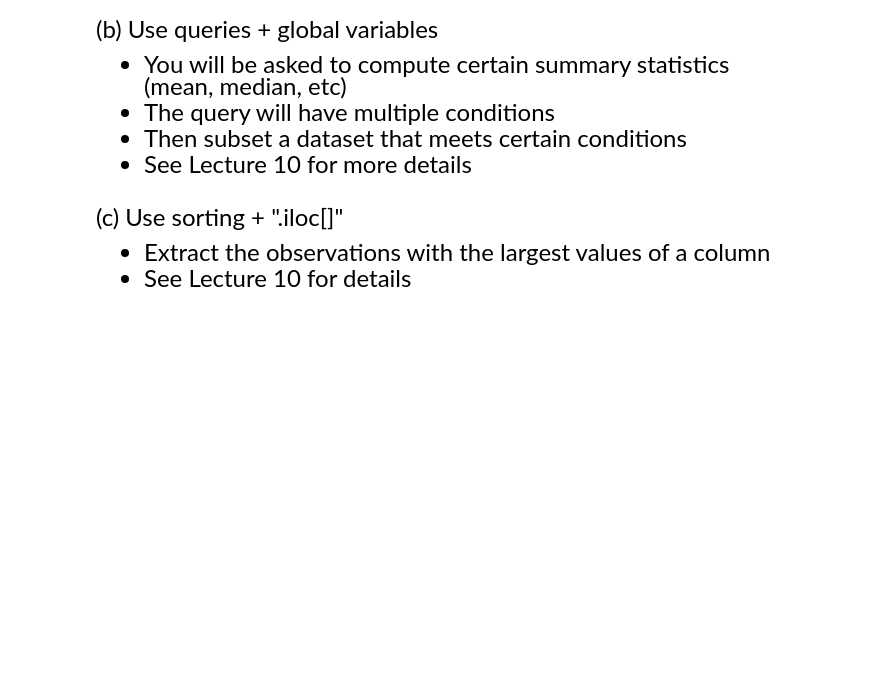
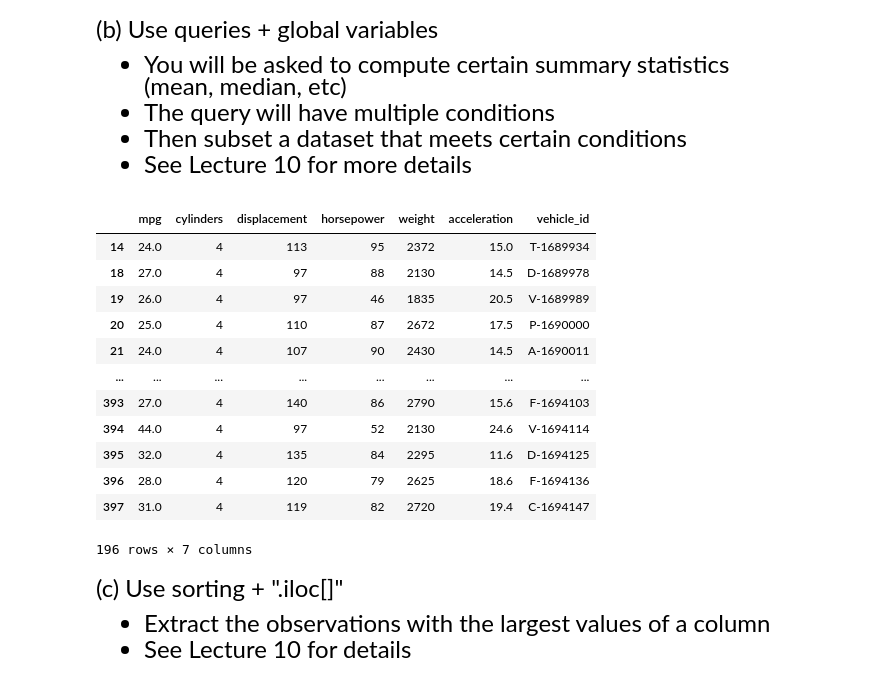
Before and after one commit to yiouyoyo/qtm151spring2023, a Jupyter notebook: Lecture 12/Lecture 12.ipynb, the cells around one changed output. Saved outputs shown, nothing was run; the diff lists cells and outputs as text; code cells hidden in the pictures; blank space fills up the shorter version.

```diff
--- a/Lecture 12/Lecture 12.ipynb
+++ b/Lecture 12/Lecture 12.ipynb
@@ -161,6 +186,32 @@ Questions
 - The query will have multiple conditions
 - Then subset a dataset that meets certain conditions
 - See Lecture 10 for more details
+# %%
+
+import pandas as pd
+
+carfeatures = pd.read_csv("data_raw/features.csv")
+
+mean_weight = carfeatures["weight"].mean()
+
+## Query with multiple conditions
+data_mean = carfeatures.query("(weight <= @mean_weight) & (cylinders == 4)")
+
+display(data_mean)
+# %% [output]
+|  | mpg | cylinders | displacement | horsepower | weight | acceleration | vehicle_id |
+| 14 | 24.0 | 4 | 113 | 95 | 2372 | 15.0 | T-1689934 |
+| 18 | 27.0 | 4 | 97 | 88 | 2130 | 14.5 | D-1689978 |
+| 19 | 26.0 | 4 | 97 | 46 | 1835 | 20.5 | V-1689989 |
+| 20 | 25.0 | 4 | 110 | 87 | 2672 | 17.5 | P-1690000 |
+| 21 | 24.0 | 4 | 107 | 90 | 2430 | 14.5 | A-1690011 |
+| ... | ... | ... | ... | ... | ... | ... | ... |
+| 393 | 27.0 | 4 | 140 | 86 | 2790 | 15.6 | F-1694103 |
+| 394 | 44.0 | 4 | 97 | 52 | 2130 | 24.6 | V-1694114 |
+| 395 | 32.0 | 4 | 135 | 84 | 2295 | 11.6 | D-1694125 |
+| 396 | 28.0 | 4 | 120 | 79 | 2625 | 18.6 | F-1694136 |
+| 397 | 31.0 | 4 | 119 | 82 | 2720 | 19.4 | C-1694147 |
+196 rows × 7 columns
 # %% [markdown]
 <font size = "5">
 
```
Also changed, not shown: parts of 12 cells of this notebook, 8 other files.
